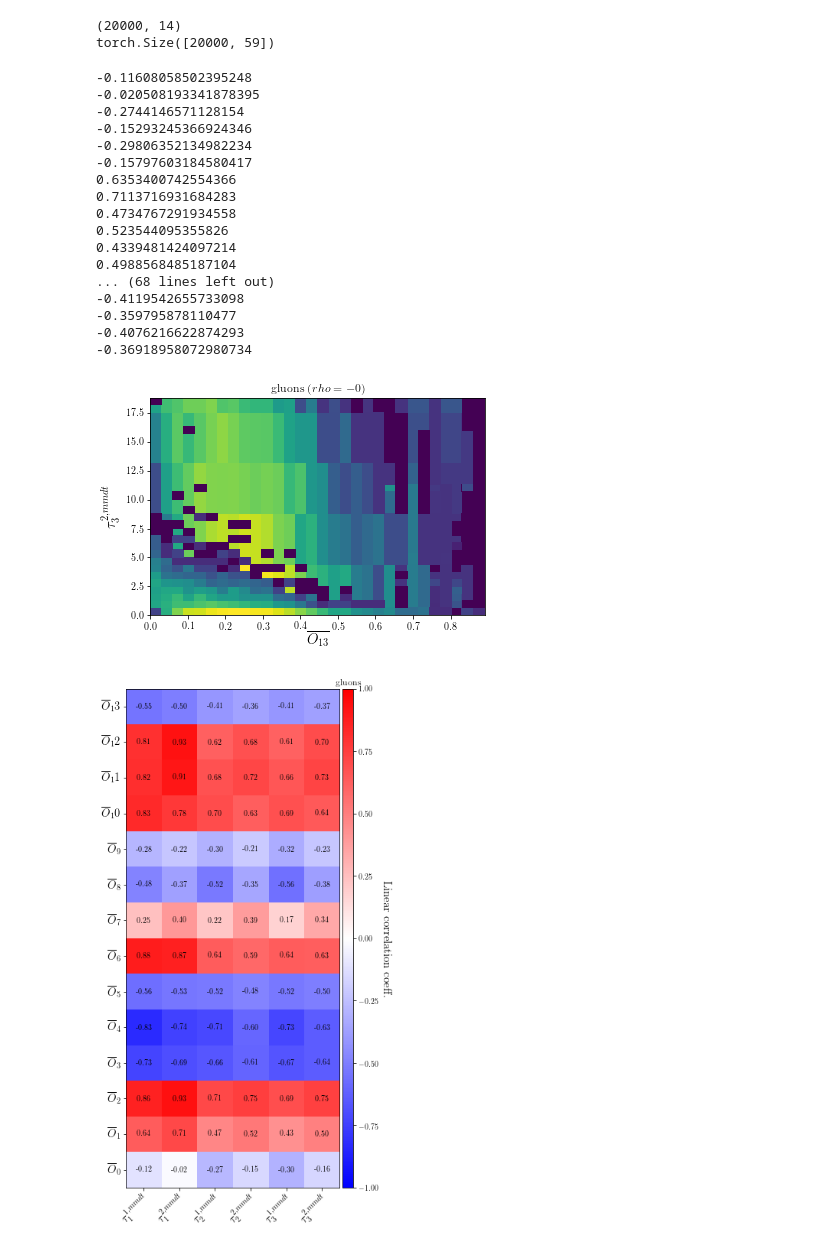
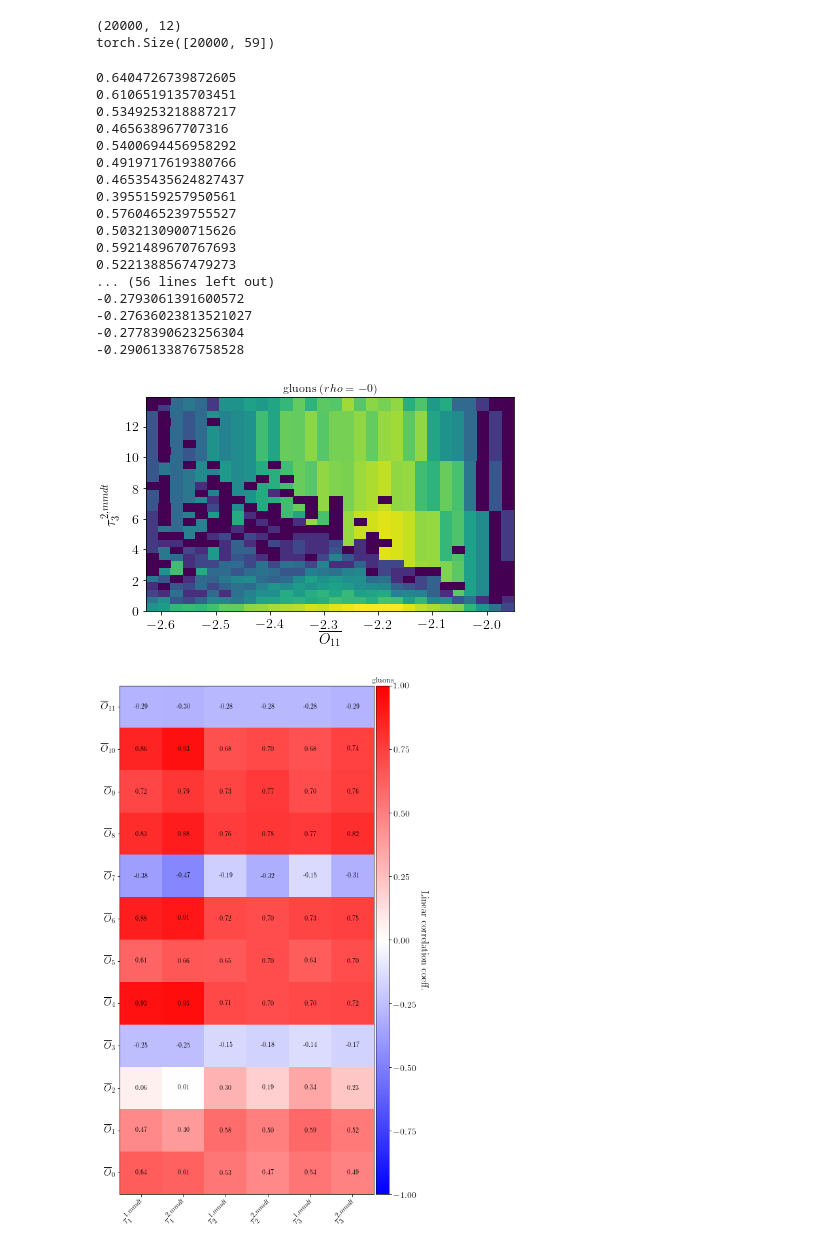
Before and after one commit to jmduarte/JEDInet-code, a Jupyter notebook: jupyter/IN_correlations_WithSumO.ipynb, the cells around one changed output. Saved outputs shown, nothing was run; the diff lists cells and outputs as text; code cells hidden in the pictures.

```diff
--- a/jupyter/IN_correlations_WithSumO.ipynb
+++ b/jupyter/IN_correlations_WithSumO.ipynb
@@ -20,6 +20,7 @@ import torch.optim as optim
 # %%
 %matplotlib inline
 import matplotlib.pyplot as plt
+plt.style.use('../python/sonic.mplstyle')
 # %%
 # define the pytorch model
 class GraphNet(nn.Module):
@@ -124,13 +125,13 @@ class GraphNet(nn.Module):
         return torch.mm(x.view(-1, x_shape[2]), y).view(-1, x_shape[1], y_shape[1])
 # %%
 # optimal parameters
-nParticles = 50
+nParticles = 150
 x = []
 x.append(50) # hinned nodes
-x.append(12) # De
-x.append(14) # Do
-x.append(0) # fr_activation_index
-x.append(0) # fo_activation_index
+x.append(14) # De
+x.append(12) # Do
+x.append(2) # fr_activation_index
+x.append(2) # fo_activation_index
 x.append(2) # fc_activation_index
 x.append(0) # optmizer_index
 # %%
@@ -149,7 +150,7 @@ inputValFiles = glob.glob("../data/jetImage*_%sp*.h5" %nParticles)
 # %%
 mymodel = GraphNet(nParticles, len(labels), params, int(x[0]), int(x[1]), int(x[2]),
                    int(x[3]),  int(x[4]),  int(x[5]), int(x[6]), 0)
-mymodel.load_state_dict(torch.load("../models/IN_withSumO_50.params", map_location='cpu'))
+mymodel.load_state_dict(torch.load("../models/IN_150_withSumO.params", map_location='cpu'))
 mymodel.eval()
 # %% [output]
 GraphNet(
@@ -296,7 +297,7 @@ j_t tagger, auc = 96.9%
 print(O_predicted_test.shape)
 print(Y_hlf.shape)
 # %% [output]
-(20000, 14)
+(20000, 12)
 torch.Size([20000, 59])
 # %%
 k = 0
@@ -336,51 +337,51 @@ im = ax.imshow(myrho, origin='lower', cmap='bwr', vmin=-1, vmax=1)
 ax.set_xticks(np.arange(len(labelsY)))
 ax.set_yticks(np.arange(nO))
 # ... and label them with the respective list entries
 labelsO = []
 for i in range(nO):
-    labelsO.append("$\overline{O}_%i$" %i)
+    labelsO.append("$\overline{O}_{%i}$" %i)
 ax.set_yticklabels(labelsO, fontsize=15)
 ax.set_xticklabels(labelsY, fontsize=15)
 
 # Rotate the tick labels and set their alignment.
 plt.setp(ax.get_xticklabels(), rotation=45, ha="right", rotation_mode="anchor")
 
 # Loop over data dimensions and create text annotations.
 for i in range(nO):
     for j in range(len(labelsY)):
         text = plt.text(j, i, "%.2f" %myrho[i, j], ha="center", va="center", color="black")
 
 # Create colorbar
 from mpl_toolkits.axes_grid1 import make_axes_locatable
 # create an axes on the right side of ax. The width of cax will be 5%
 # of ax and the padding between cax and ax will be fixed at 0.05 inch.
 divider = make_axes_locatable(ax)
 cax = divider.append_axes("right", size="5%", pad=0.05)
 
 #cbar = ax.figure.colorbar(im, ax=ax, cmap="binary")
 cbar = ax.figure.colorbar(im, cax=cax, cmap='Blues')
 cbar.ax.set_ylabel("Linear correlation coeff.", rotation=-90, va="bottom", fontsize=15)
 plt.title('%s' %classes[k])
 plt.draw()
 plt.savefig('rho_%s.png' %(classes[k]), dpi=250)
 # %% [output]
--0.11608058502395248
--0.020508193341878395
--0.2744146571128154
--0.15293245366924346
--0.29806352134982234
--0.15797603184580417
-0.6353400742554366
-0.7113716931684283
-0.4734767291934558
-0.523544095355826
-0.4339481424097214
-0.4988568485187104
-... (68 lines left out)
--0.4119542655733098
--0.359795878110477
--0.4076216622874293
--0.36918958072980734
+0.6404726739872605
+0.6106519135703451
+0.5349253218887217
+0.465638967707316
+0.5400694456958292
+0.4919717619380766
+0.46535435624827437
+0.3955159257950561
+0.5760465239755527
+0.5032130900715626
+0.5921489670767693
+0.5221388567479273
+... (56 lines left out)
+-0.2793061391600572
+-0.27636023813521027
+-0.2778390623256304
+-0.2906133876758528
-[figure, old version]
+[figure, new version]
-[figure, old version]
+[figure, new version]
 # %%
```
Also changed, not shown: parts of 5 cells of this notebook, 2 other files.
